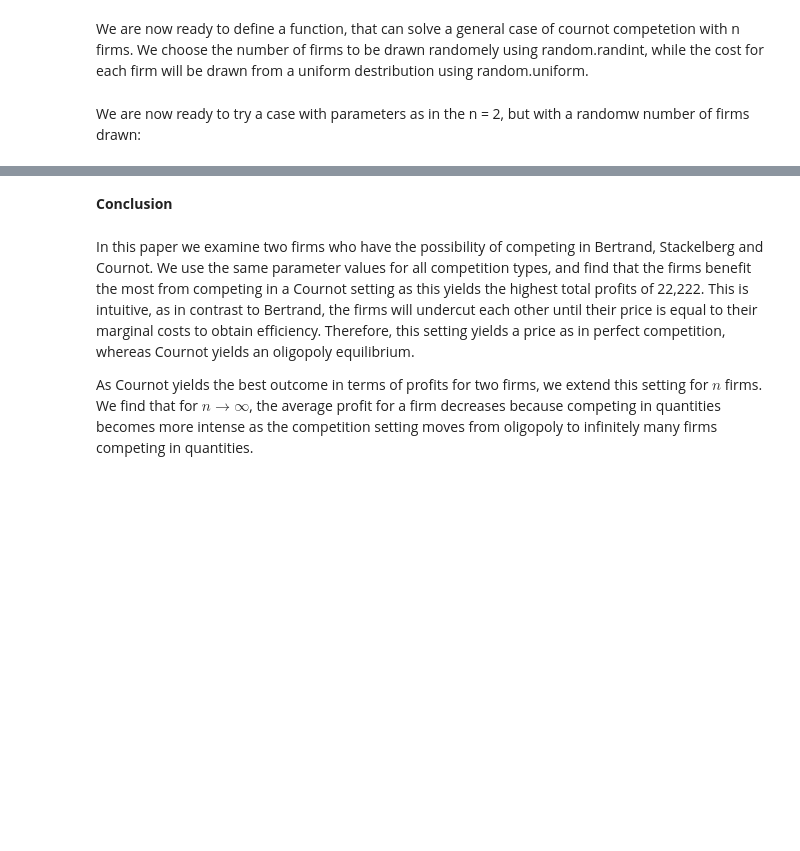
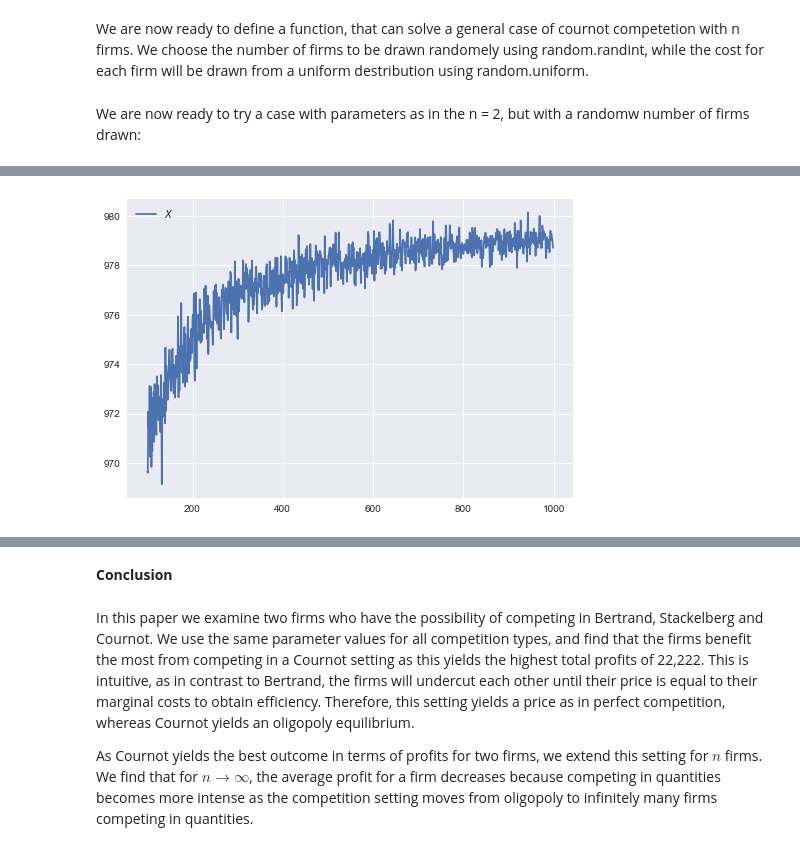
Before and after one commit to AskerNC/projects-2021-aristochats, a Jupyter notebook: modelproject/modelproject_done4.0.ipynb, the cells around one changed output, grey strips where cells are left out. Cells and saved outputs as stored; diff of their text form; code cells hidden in the pictures; blank space fills up the shorter version.

```diff
--- a/modelproject/modelproject_done4.0.ipynb
+++ b/modelproject/modelproject_done4.0.ipynb
@@ -567,0 +651,3 @@ EQ_N(a, b, N, c_low, c_high)
+# %%
+X,price, c_vec =  EQ_N(a, b, 1000, c_low, c_high)
+print(X,price)
@@ -567,0 +677,6 @@ EQ_N(a, b, N, c_low, c_high)
+# %%
+def solution(a,b,c_vec):
+    n= len(c_vec)
+    q = n/(n+1) * (a-np.mean(c_vec))/b
+    p = a-b*q
+    return q,p
@@ -567,0 +695,14 @@ EQ_N(a, b, N, c_low, c_high)
+# %%
+n_vec = list(range(100,1000))
+c = 3
+
+#output_vec = array([setup_solve(a,b,n,1,5) for n in n_vec])
+output_vec = array([solution(a,b,c_vec) for c_vec in output_vec1[:,2]])
+
+
+fig,ax = plt.subplots()
+ax.plot(n_vec,output_vec[:,0], label = '$X$')
+plt.legend()
+plt.show()
+# %% [output]
+[figure, added]
```
Also changed, not shown: parts of 31 cells of this notebook.
